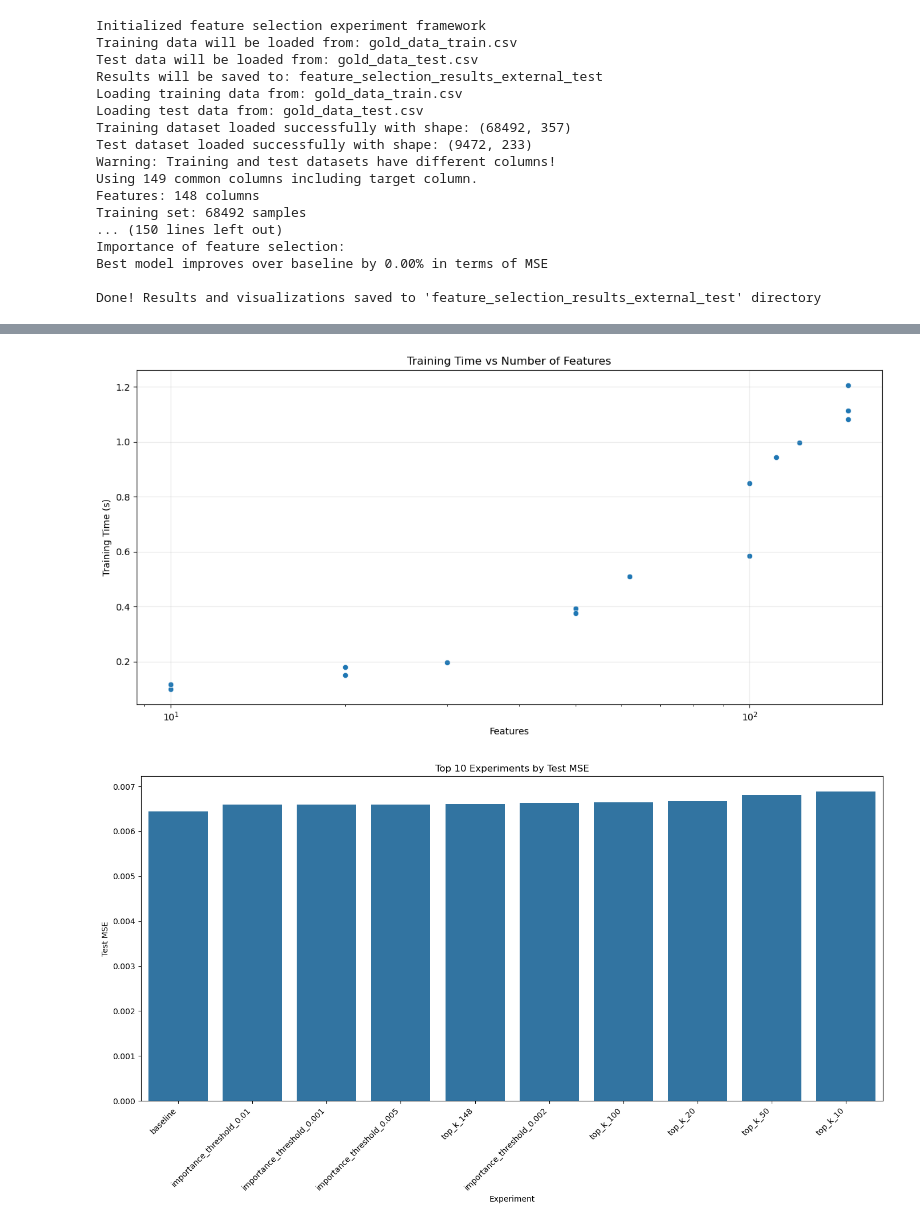
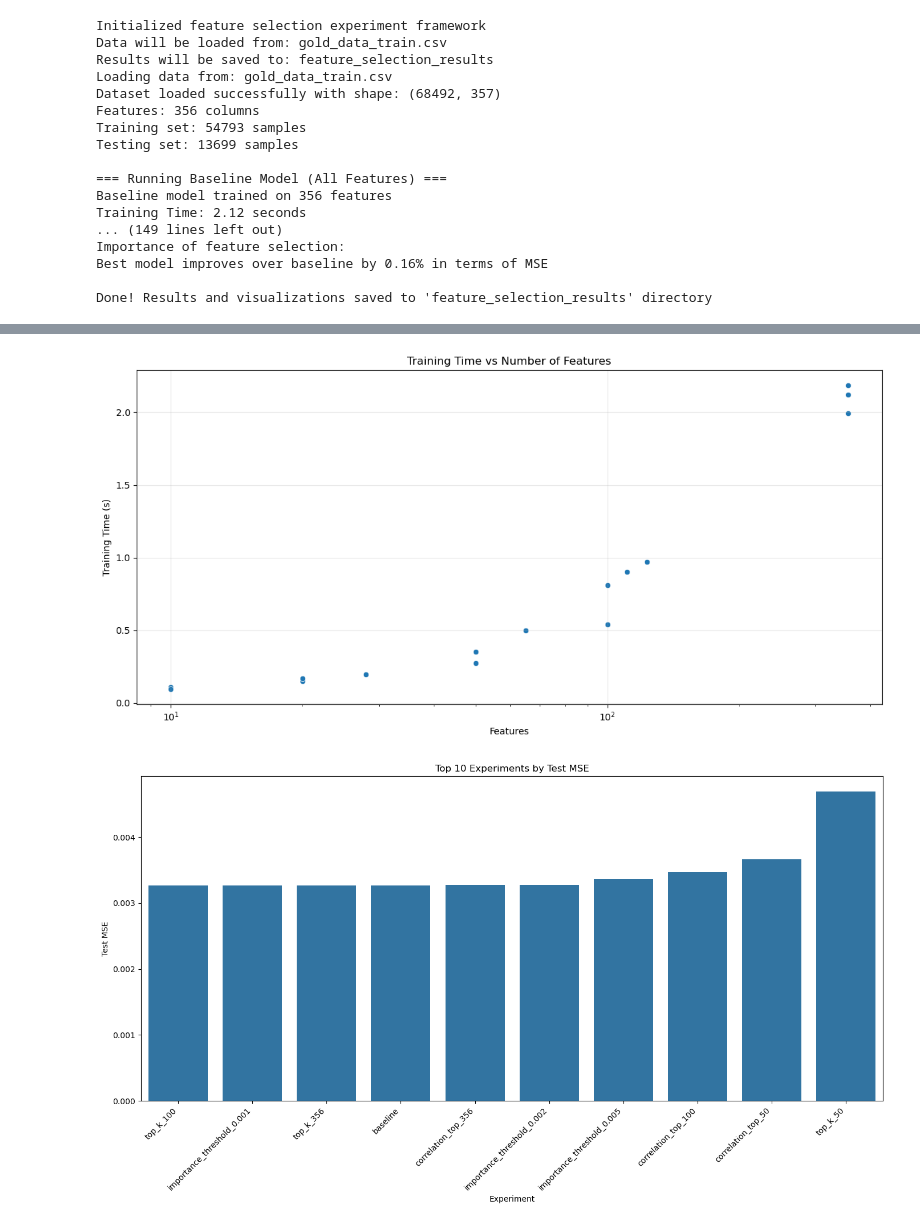
Before and after one commit to Evan-Maloney/Glycan-Protein-Interaction-Prediction, a Jupyter notebook: eda/feature_importance/xgb_experiments.ipynb, the cells around one changed output, grey strips where cells are left out. Saved outputs shown, nothing was run; the diff lists cells and outputs as text; code cells hidden in the pictures.

Commit message:
Use train test split instead of RESERVED test set

```diff
--- a/eda/feature_importance/xgb_experiments.ipynb
+++ b/eda/feature_importance/xgb_experiments.ipynb
@@ -634,12 +526,13 @@ class FeatureSelectionExperimentWithExternalTest:
 
         return results_df
 # %%
-# Create experiment with separate training and test files
-experiment = FeatureSelectionExperimentWithExternalTest(
-    train_data_path='gold_data_train.csv',  # Your existing training data
-    test_data_path='gold_data_test.csv',  # The external test data
-    target_col='f',  # Target column name
-    results_dir='feature_selection_results_external_test'  # Store results in a different directory
+# Create experiment with train-test split on the training data
+experiment = FeatureSelectionExperiment(
+    data_path='gold_data_train.csv',  # Use the training data file
+    target_col='f',                   # Target column name
+    test_size=0.2,                    # Use 20% of the data for testing
+    random_state=42,                  # For reproducibility
+    results_dir='feature_selection_results'  # Directory for saving results
 )
 
 # Run all experiments
@@ -647,8 +540,8 @@ results = experiment.run_all_experiments()
 
 # Display the top 5 models with their key metrics
 print("\nTop 5 models by test MSE:")
-#top_models = results.sort_values('Test MSE').head(5)
-#print(top_models[['Experiment', 'Description', 'Features', 'Test MSE', 'Test Pearson']].to_string(index=False))
+top_models = results.sort_values('Test MSE').head(5)
+print(top_models[['Experiment', 'Description', 'Features', 'Test MSE', 'Test Pearson']].to_string(index=False))
 
 print("\nImportance of feature selection:")
 baseline_mse = results[results['Experiment'] == 'baseline']['Test MSE'].values[0]
@@ -656,22 +549,22 @@ best_mse = results['Test MSE'].min()
 improvement = 100 * (baseline_mse - best_mse) / baseline_mse
 print(f"Best model improves over baseline by {improvement:.2f}% in terms of MSE")
 
-print("\nDone! Results and visualizations saved to 'feature_selection_results_external_test' directory")
+print("\nDone! Results and visualizations saved to 'feature_selection_results' directory")
 # %% [output]
 Initialized feature selection experiment framework
-Training data will be loaded from: gold_data_train.csv
-Test data will be loaded from: gold_data_test.csv
-Results will be saved to: feature_selection_results_external_test
-Loading training data from: gold_data_train.csv
-Loading test data from: gold_data_test.csv
-Training dataset loaded successfully with shape: (68492, 357)
-Test dataset loaded successfully with shape: (9472, 233)
-Warning: Training and test datasets have different columns!
-Using 149 common columns including target column.
-Features: 148 columns
-Training set: 68492 samples
-... (150 lines left out)
+Data will be loaded from: gold_data_train.csv
+Results will be saved to: feature_selection_results
+Loading data from: gold_data_train.csv
+Dataset loaded successfully with shape: (68492, 357)
+Features: 356 columns
+Training set: 54793 samples
+Testing set: 13699 samples
+
+=== Running Baseline Model (All Features) ===
+Baseline model trained on 356 features
+Training Time: 2.12 seconds
+... (149 lines left out)
 Importance of feature selection:
-Best model improves over baseline by 0.00% in terms of MSE
+Best model improves over baseline by 0.16% in terms of MSE
 
-Done! Results and visualizations saved to 'feature_selection_results_external_test' directory
+Done! Results and visualizations saved to 'feature_selection_results' directory
@@ -680,5 +573,5 @@ Done! Results and visualizations saved to 'feature_selection_results_external_te
-[figure, old version]
+[figure, new version]
-[figure, old version]
+[figure, new version]
 # %%
 results
 # %% [output]
```
Also changed, not shown: parts of 3 cells of this notebook, 13 other files.
